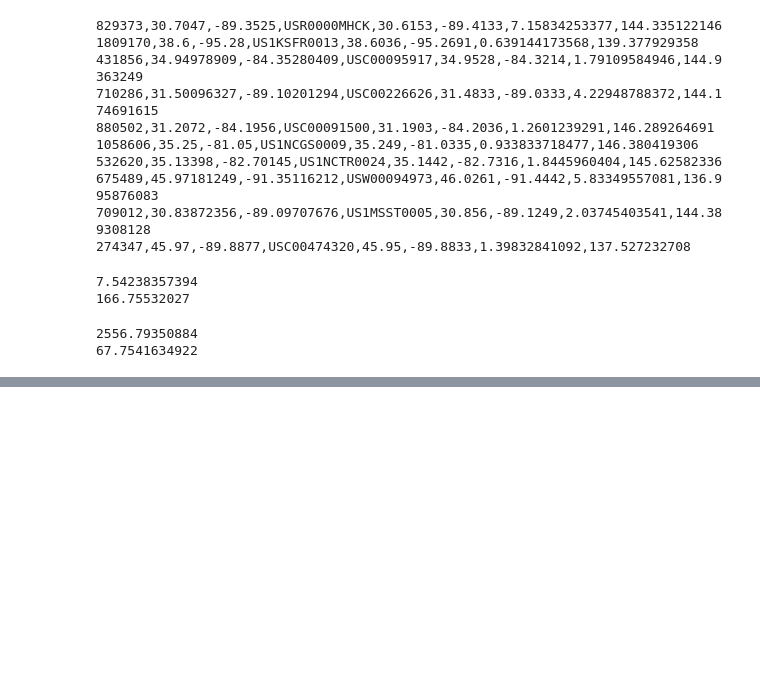
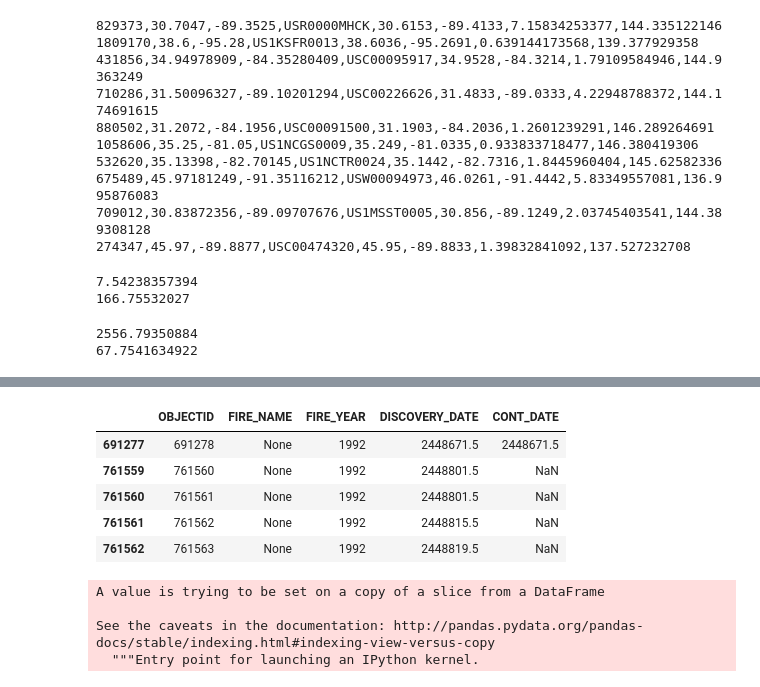
Before and after one commit to cw2yuenberkeley/w209project-s2018, a Jupyter notebook: get_weather_data.ipynb, the cells around one changed output, grey strips where cells are left out. Drawn from its saved outputs; the diff is of its cells as text; code cells hidden in the pictures; blank space fills up the shorter version.

Commit message:
added dates to fires

```diff
--- a/get_weather_data.ipynb
+++ b/get_weather_data.ipynb
@@ -203,0 +221,18 @@ print h.bearing(src, dst)
+# %%
+# Extract date from wildfires sqlite
+import sqlite3
+import pandas as pd
+
+conn = sqlite3.connect('./data/wf.db')
+df = pd.read_sql_query("SELECT OBJECTID, FIRE_NAME, FIRE_YEAR, DISCOVERY_DATE, CONT_DATE From Fires", conn)
+# %%
+df = df.sort_values('FIRE_YEAR')
+# %%
+df.head()
+# %% [output]
+|  | OBJECTID | FIRE_NAME | FIRE_YEAR | DISCOVERY_DATE | CONT_DATE |
+| 691277 | 691278 | None | 1992 | 2448671.5 | 2448671.5 |
+| 761559 | 761560 | None | 1992 | 2448801.5 | NaN |
+| 761560 | 761561 | None | 1992 | 2448801.5 | NaN |
+| 761561 | 761562 | None | 1992 | 2448815.5 | NaN |
+| 761562 | 761563 | None | 1992 | 2448819.5 | NaN |
@@ -203,0 +250,7 @@ print h.bearing(src, dst)
+# %%
+df.CONT_DATE[np.isnan(df.CONT_DATE)] = df.DISCOVERY_DATE[np.isnan(df.CONT_DATE)] + df.DAYS[np.isnan(df.CONT_DATE)]
+# %% [output]
+A value is trying to be set on a copy of a slice from a DataFrame
+
+See the caveats in the documentation: http://pandas.pydata.org/pandas-docs/stable/indexing.html#indexing-view-versus-copy
+  """Entry point for launching an IPython kernel.
```
Also changed, not shown: parts of 12 cells of this notebook, 2 other files.
